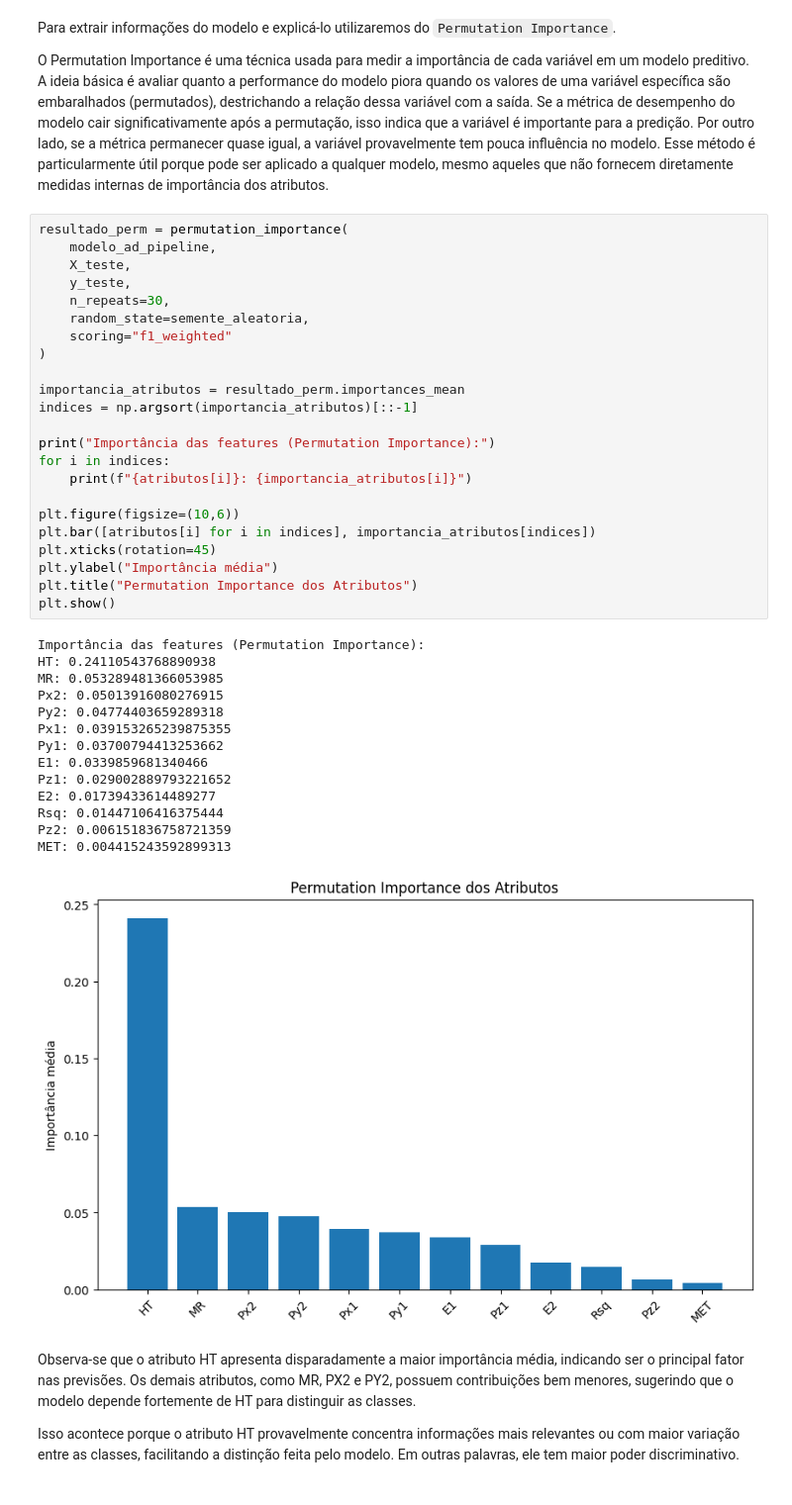
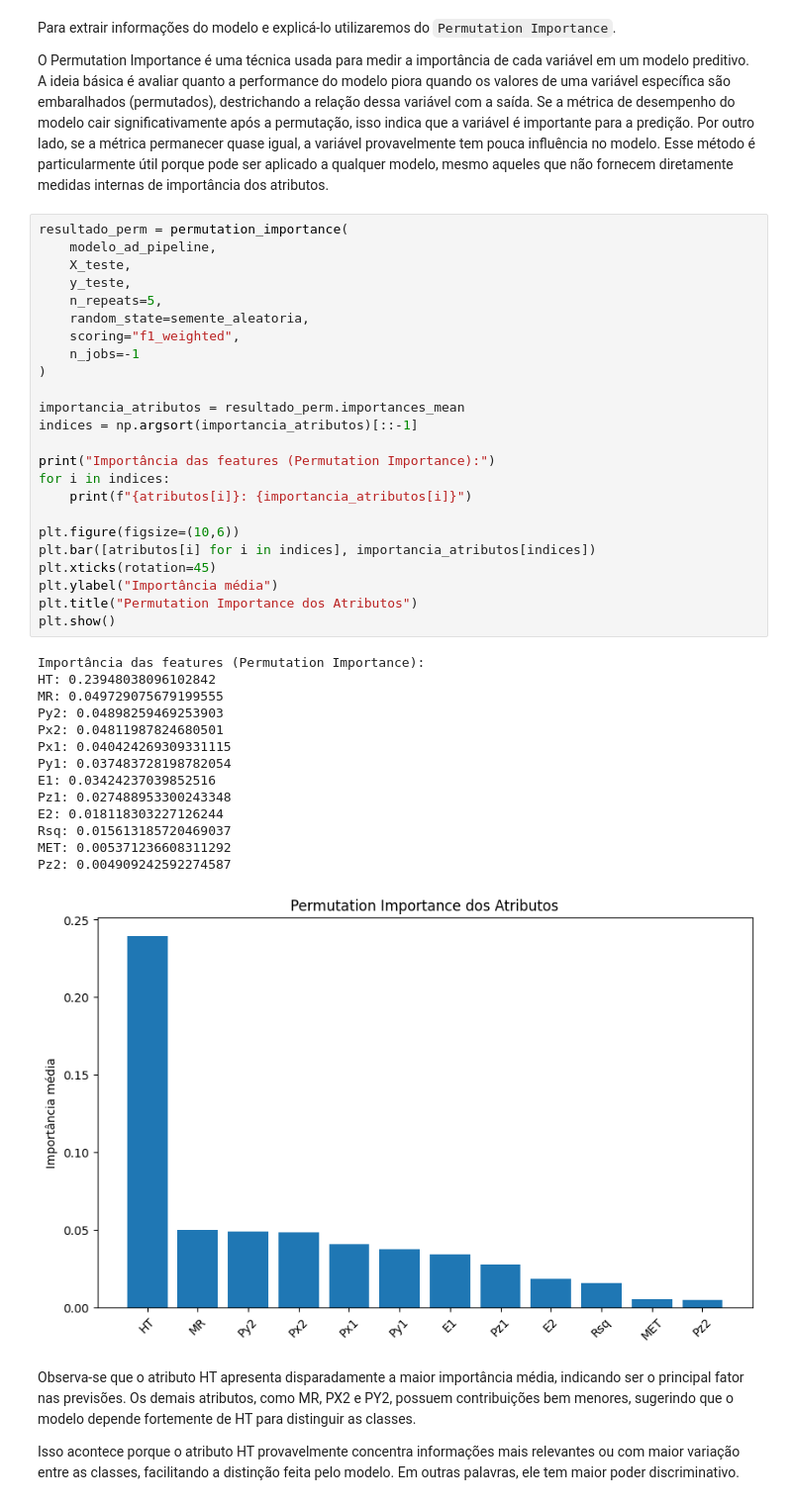
Before and after one commit to ComicDeath/Proton-Collision-Classifier, a Jupyter notebook: Proton-Collision-Classifier.ipynb, the cells around one changed output. Shown at 99% size. Saved outputs shown, nothing was run; the diff lists cells and outputs as text.

```diff
--- a/Proton-Collision-Classifier.ipynb
+++ b/Proton-Collision-Classifier.ipynb
@@ -379,41 +382,42 @@ O Permutation Importance é uma técnica usada para medir a importância de cada
 # %%
 resultado_perm = permutation_importance(
     modelo_ad_pipeline,
     X_teste,
     y_teste,
-    n_repeats=30,
+    n_repeats=5,
     random_state=semente_aleatoria,
-    scoring="f1_weighted"
+    scoring="f1_weighted",
+    n_jobs=-1
 )
 
 importancia_atributos = resultado_perm.importances_mean
 indices = np.argsort(importancia_atributos)[::-1]
 
 print("Importância das features (Permutation Importance):")
 for i in indices:
     print(f"{atributos[i]}: {importancia_atributos[i]}")
 
 plt.figure(figsize=(10,6))
 plt.bar([atributos[i] for i in indices], importancia_atributos[indices])
 plt.xticks(rotation=45)
 plt.ylabel("Importância média")
 plt.title("Permutation Importance dos Atributos")
 plt.show()
 # %% [output]
 Importância das features (Permutation Importance):
-HT: 0.24110543768890938
-MR: 0.053289481366053985
-Px2: 0.05013916080276915
-Py2: 0.04774403659289318
-Px1: 0.039153265239875355
-Py1: 0.03700794413253662
-E1: 0.0339859681340466
-Pz1: 0.029002889793221652
-E2: 0.01739433614489277
-Rsq: 0.01447106416375444
-Pz2: 0.006151836758721359
-MET: 0.004415243592899313
+HT: 0.23948038096102842
+MR: 0.049729075679199555
+Py2: 0.04898259469253903
+Px2: 0.04811987824680501
+Px1: 0.040424269309331115
+Py1: 0.037483728198782054
+E1: 0.03424237039852516
+Pz1: 0.027488953300243348
+E2: 0.018118303227126244
+Rsq: 0.015613185720469037
+MET: 0.005371236608311292
+Pz2: 0.004909242592274587
-[figure, old version]
+[figure, new version]
 # %% [markdown]
 Observa-se que o atributo HT apresenta disparadamente a maior importância média, indicando ser o principal fator nas previsões. Os demais atributos, como MR, PX2 e PY2, possuem contribuições bem menores, sugerindo que o modelo depende fortemente de HT para distinguir as classes.
 
```
Also changed, not shown: parts of 27 cells of this notebook.
